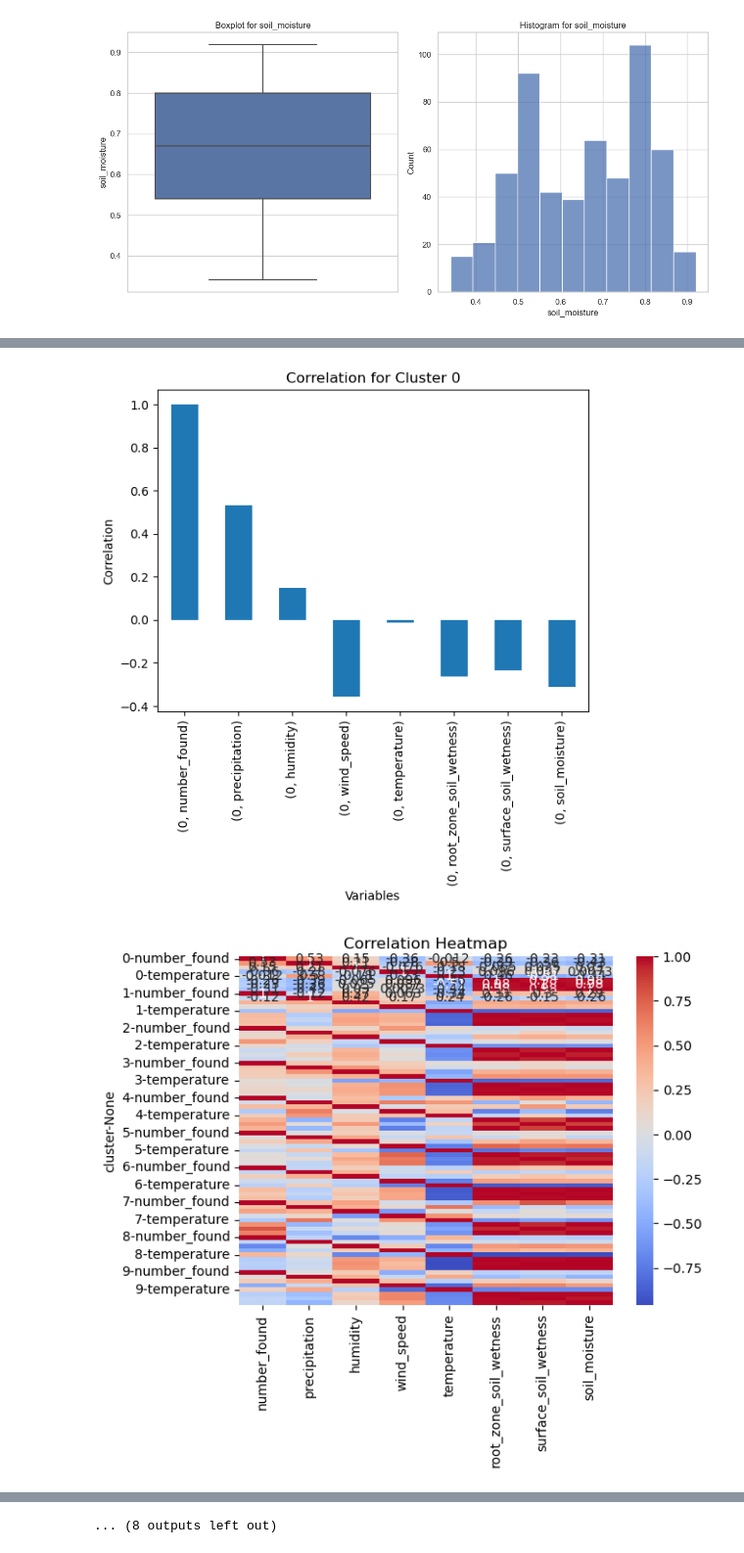
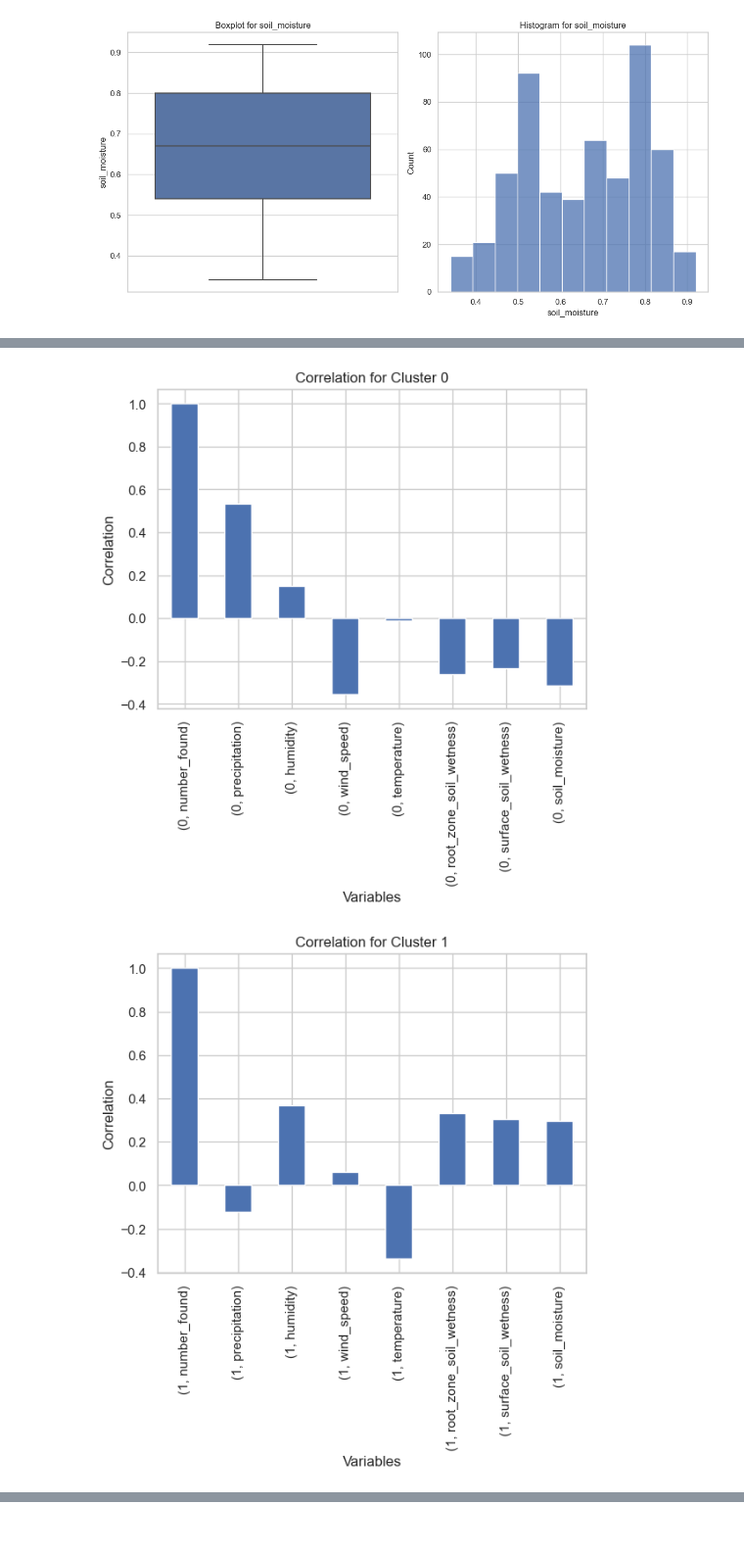
Before and after one commit to ITWSDataScience/Predicting_Invasive_Species_Outbreak_Using_Environment_Data_Group7_Fall2023, a Jupyter notebook: Common_Reed_Analysis.ipynb, the cells around one changed output, grey strips where cells are left out. Shown at 98% size. Cells and saved outputs as stored; diff of their text form; code cells hidden in the pictures.

Commit message:
Final plots uploaded

```diff
--- a/Common_Reed_Analysis.ipynb
+++ b/Common_Reed_Analysis.ipynb
@@ -331,26 +385,14 @@ for variable in variables:
 # %%
-import seaborn as sns
 correlation_df = merged_df.groupby('cluster').corr()['number_found']
 
 # Iterate over the clusters
 for cluster, df in correlation_df.groupby('cluster'):
     # Create a bar plot of the correlation values
     plt.figure()
     df.plot(kind='bar', title=f'Correlation for Cluster {cluster}')
     plt.xlabel('Variables')
     plt.ylabel('Correlation')
     plt.show()
-
-    # Import the seaborn library
-
-    # Calculate the correlation matrix
-    correlation_matrix = merged_df.groupby('cluster').corr()
-
-    # Create a heatmap of the correlation matrix
-    plt.figure()we carry out basic exploratory data analytics to understand the distribution of data.
-    sns.heatmap(correlation_matrix, annot=True, cmap='coolwarm')
-    plt.title('Correlation Heatmap')
-    plt.show()
 # %% [output]
-[figure, old version]
+[figure, new version]
-[figure, old version]
+[figure, new version]
@@ -367 +406,0 @@ for cluster, df in correlation_df.groupby('cluster'):
-... (8 outputs left out)
```
Also changed, not shown: parts of 8 cells of this notebook.
